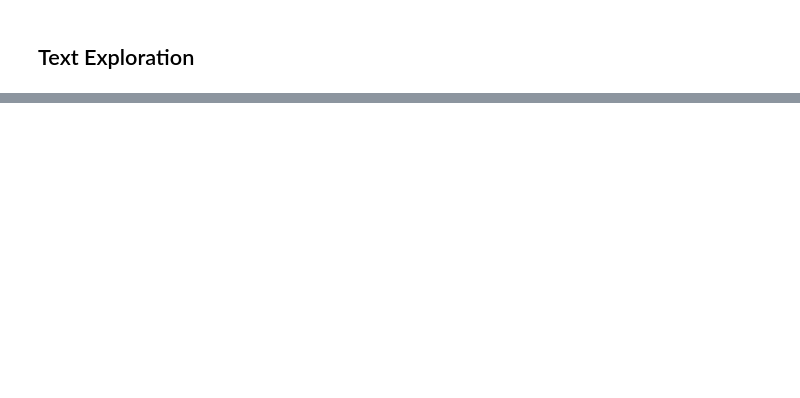
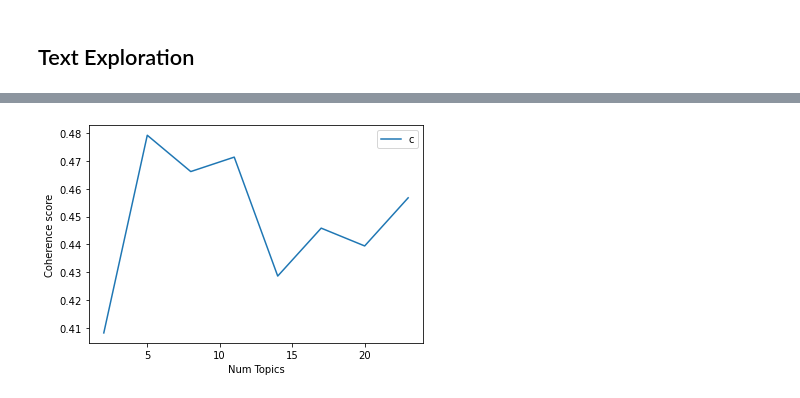
Before and after one commit to whyyoutoo/Sentiment_Classification_for_Amazon_Product_Reviews, a Jupyter notebook: EDA.ipynb, the cells around one changed output, grey strips where cells are left out. Saved outputs shown, nothing was run; the diff lists cells and outputs as text; code cells hidden in the pictures; blank space fills up the shorter version.

Commit message:
revised topic modeling

```diff
--- a/EDA.ipynb
+++ b/EDA.ipynb
@@ -352 +515,47 @@ vis = pyLDAvis.gensim_models.prepare(lda, corpus, id2word)
 vis
+# %%
+def compute_coherence_values(dictionary, corpus, texts, limit, start=2, step=3):
+    """
+    Compute c_v coherence for various number of topics
+
+    Parameters:
+    ----------
+    dictionary : Gensim dictionary
+    corpus : Gensim corpus
+    texts : List of input texts
+    limit : Max num of topics
+
+    Returns:
+    -------
+    model_list : List of LDA topic models
+    coherence_values : Coherence values corresponding to the LDA model with respective number of topics
+    """
+    coherence_values = []
+    model_list = []
+    for num_topics in range(start, limit, step):
+        model = gensim.models.ldamodel.LdaModel(corpus=corpus,
+                                                num_topics=num_topics,
+                                                id2word=id2word,
+                                                passes = 5,
+                                                update_every = 1)
+        model_list.append(model)
+        coherencemodel = CoherenceModel(model=model, texts=texts, dictionary=dictionary, coherence='c_v')
+        coherence_values.append(coherencemodel.get_coherence())
+
+    return model_list, coherence_values
+# %%
+model_list, coherence_values = compute_coherence_values(dictionary=id2word,
+                                                        corpus=corpus,
+                                                        texts=trigram_docs,
+                                                        start=2, limit=26, step=3)
+# %%
+# Show graph
+limit=26; start=2; step=3;
+x = range(start, limit, step)
+plt.plot(x, coherence_values)
+plt.xlabel("Num Topics")
+plt.ylabel("Coherence score")
+plt.legend(("coherence_values"), loc='best')
+plt.show()
+# %% [output]
+[figure, added]
```
Also changed, not shown: parts of 45 cells of this notebook.
